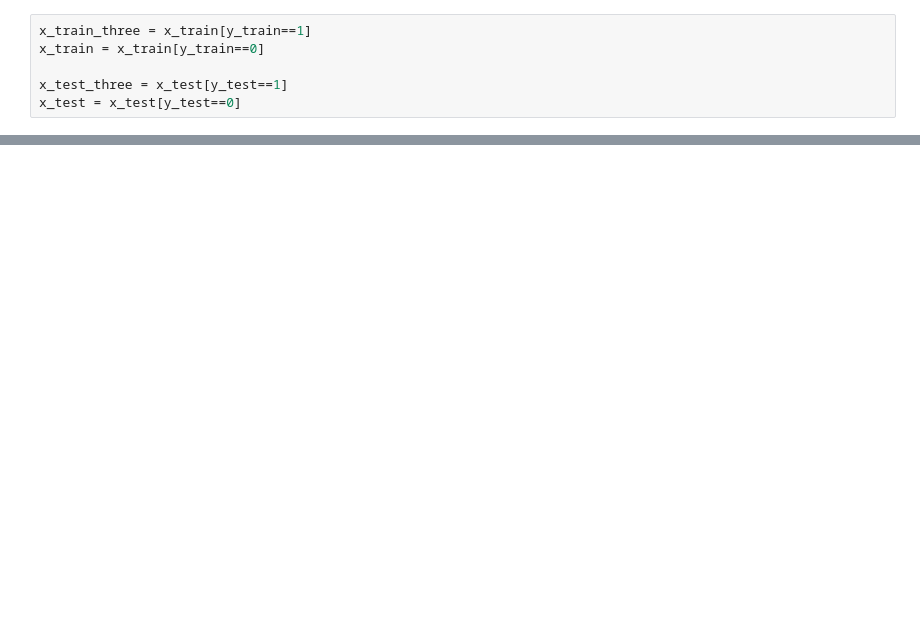
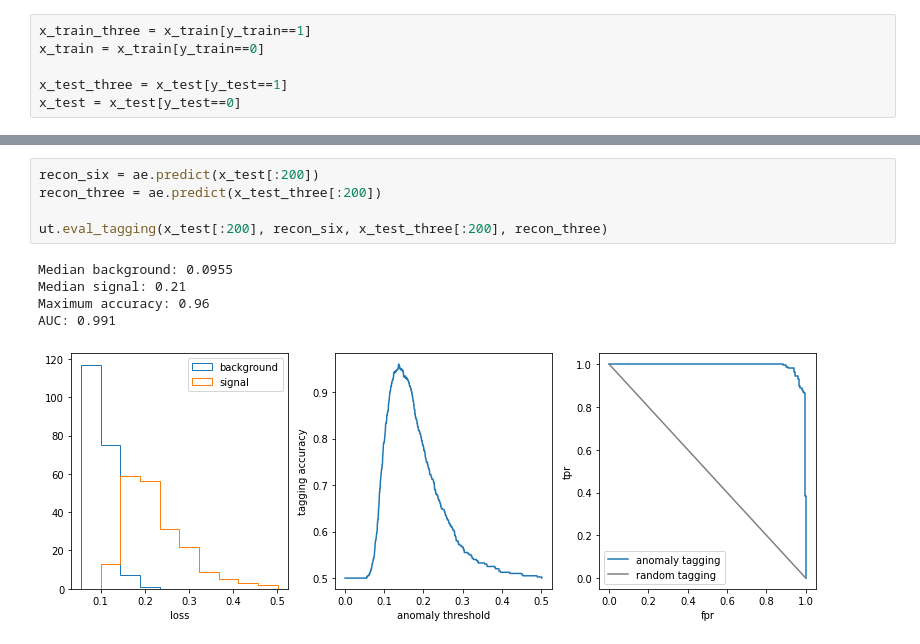
Before and after one commit to TomMago/hep-VQAE, a Jupyter notebook: notebooks/MNIST/MNIST_convolutional_CAE.ipynb, the cells around one changed output, grey strips where cells are left out. Drawn from its saved outputs; the diff is of its cells as text; blank space fills up the shorter version.

```diff
--- a/notebooks/MNIST/MNIST_convolutional_CAE.ipynb
+++ b/notebooks/MNIST/MNIST_convolutional_CAE.ipynb
@@ -255,0 +161,11 @@ MAE
+# %%
+recon_six = ae.predict(x_test[:200])
+recon_three = ae.predict(x_test_three[:200])
+
+ut.eval_tagging(x_test[:200], recon_six, x_test_three[:200], recon_three)
+# %% [output]
+Median background: 0.0955
+Median signal: 0.21
+Maximum accuracy: 0.96
+AUC: 0.991
+[figure, added]
```
Also changed, not shown: parts of 22 cells of this notebook, 9 other files.
